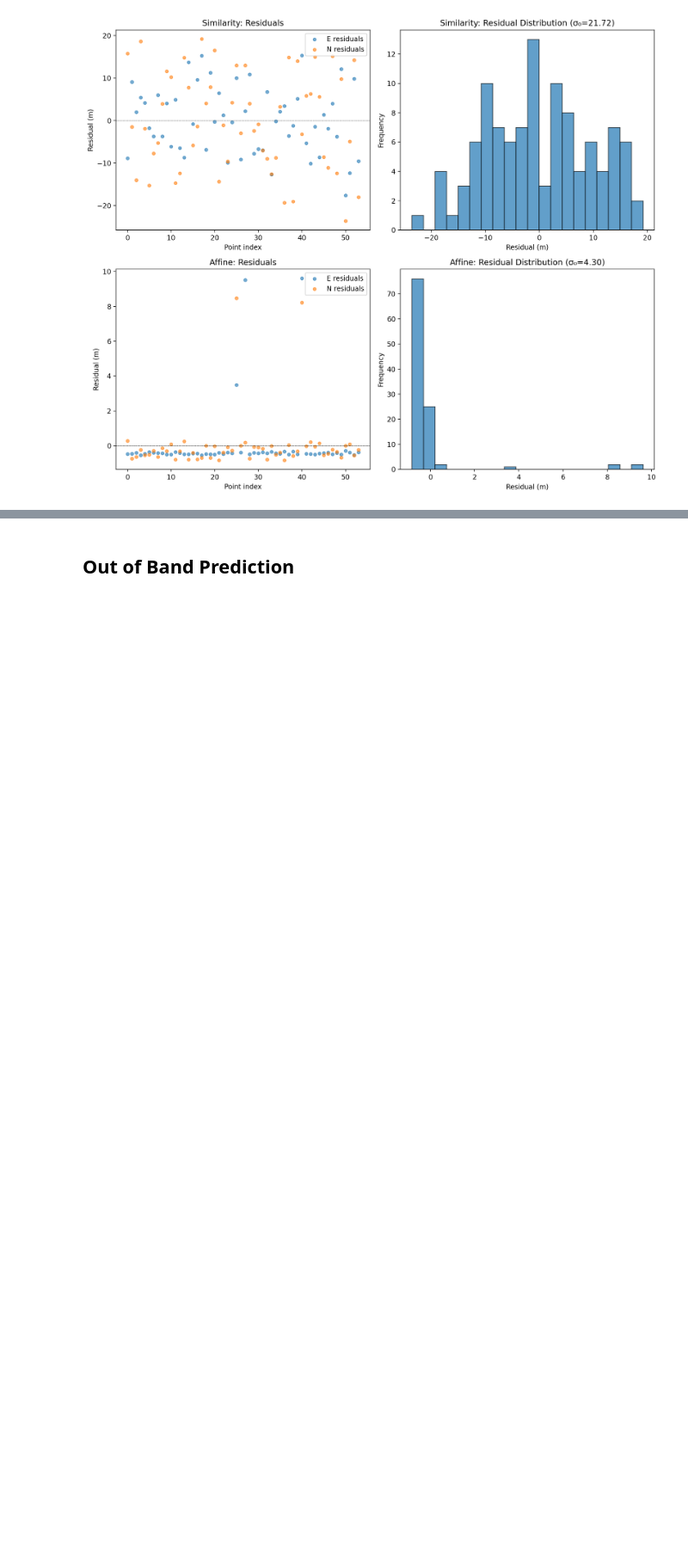
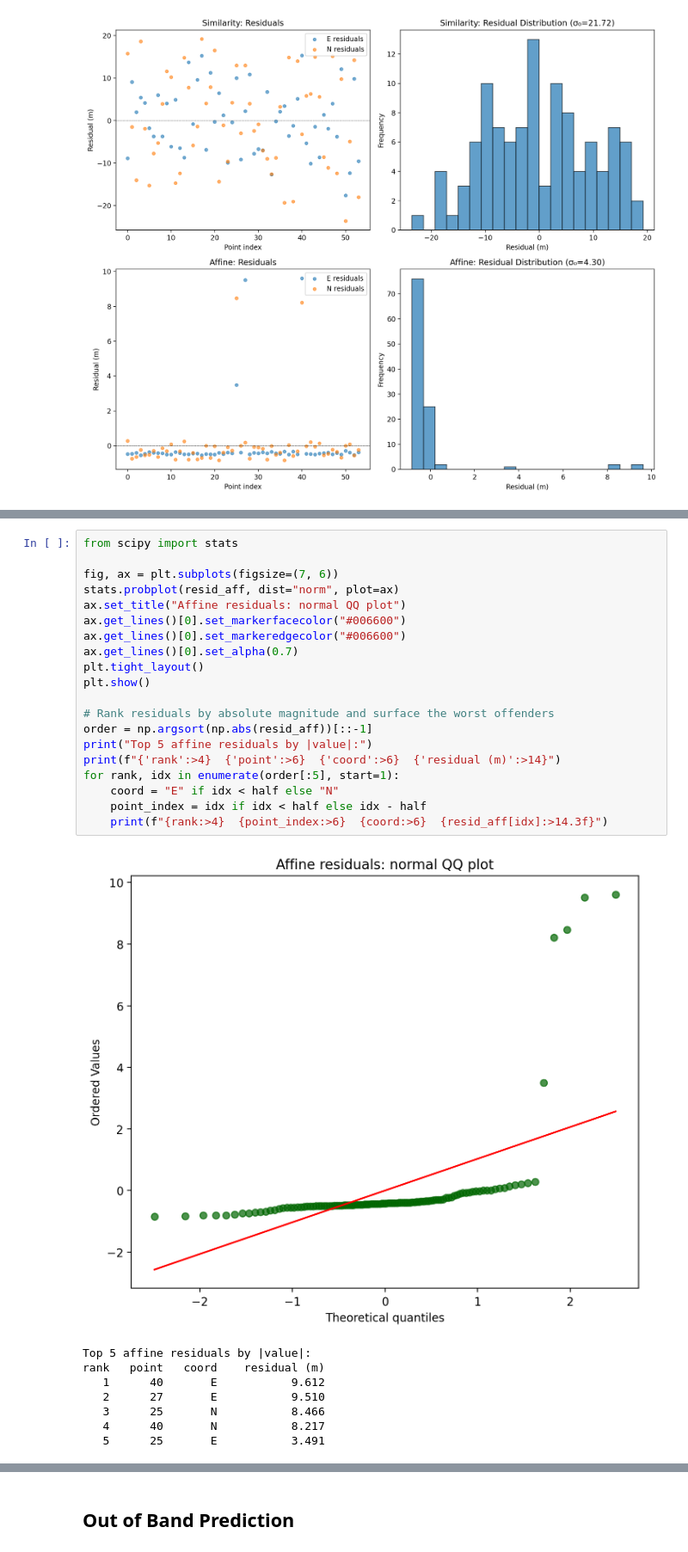
Before and after one commit to urschrei/linalg, a Jupyter notebook: notebooks/weighted_least_squares.ipynb, the cells around one changed output, grey strips where cells are left out. Shown at 86% size. Saved outputs shown, nothing was run; the diff lists cells and outputs as text; blank space fills up the shorter version.

```diff
--- a/notebooks/weighted_least_squares.ipynb
+++ b/notebooks/weighted_least_squares.ipynb
@@ -473,0 +482,29 @@ Evident in the plot and noted in the results: Affine Jarque-Bera shows highly no
+# %%
+from scipy import stats
+
+fig, ax = plt.subplots(figsize=(7, 6))
+stats.probplot(resid_aff, dist="norm", plot=ax)
+ax.set_title("Affine residuals: normal QQ plot")
+ax.get_lines()[0].set_markerfacecolor("#006600")
+ax.get_lines()[0].set_markeredgecolor("#006600")
+ax.get_lines()[0].set_alpha(0.7)
+plt.tight_layout()
+plt.show()
+
+# Rank residuals by absolute magnitude and surface the worst offenders
+order = np.argsort(np.abs(resid_aff))[::-1]
+print("Top 5 affine residuals by |value|:")
+print(f"{'rank':>4}  {'point':>6}  {'coord':>6}  {'residual (m)':>14}")
+for rank, idx in enumerate(order[:5], start=1):
+    coord = "E" if idx < half else "N"
+    point_index = idx if idx < half else idx - half
+    print(f"{rank:>4}  {point_index:>6}  {coord:>6}  {resid_aff[idx]:>14.3f}")
+# %% [output]
+[figure, added]
+Top 5 affine residuals by |value|:
+rank   point   coord    residual (m)
+   1      40       E           9.612
+   2      27       E           9.510
+   3      25       N           8.466
+   4      40       N           8.217
+   5      25       E           3.491
```
Also changed, not shown: parts of 19 cells of this notebook, 1 other file.
